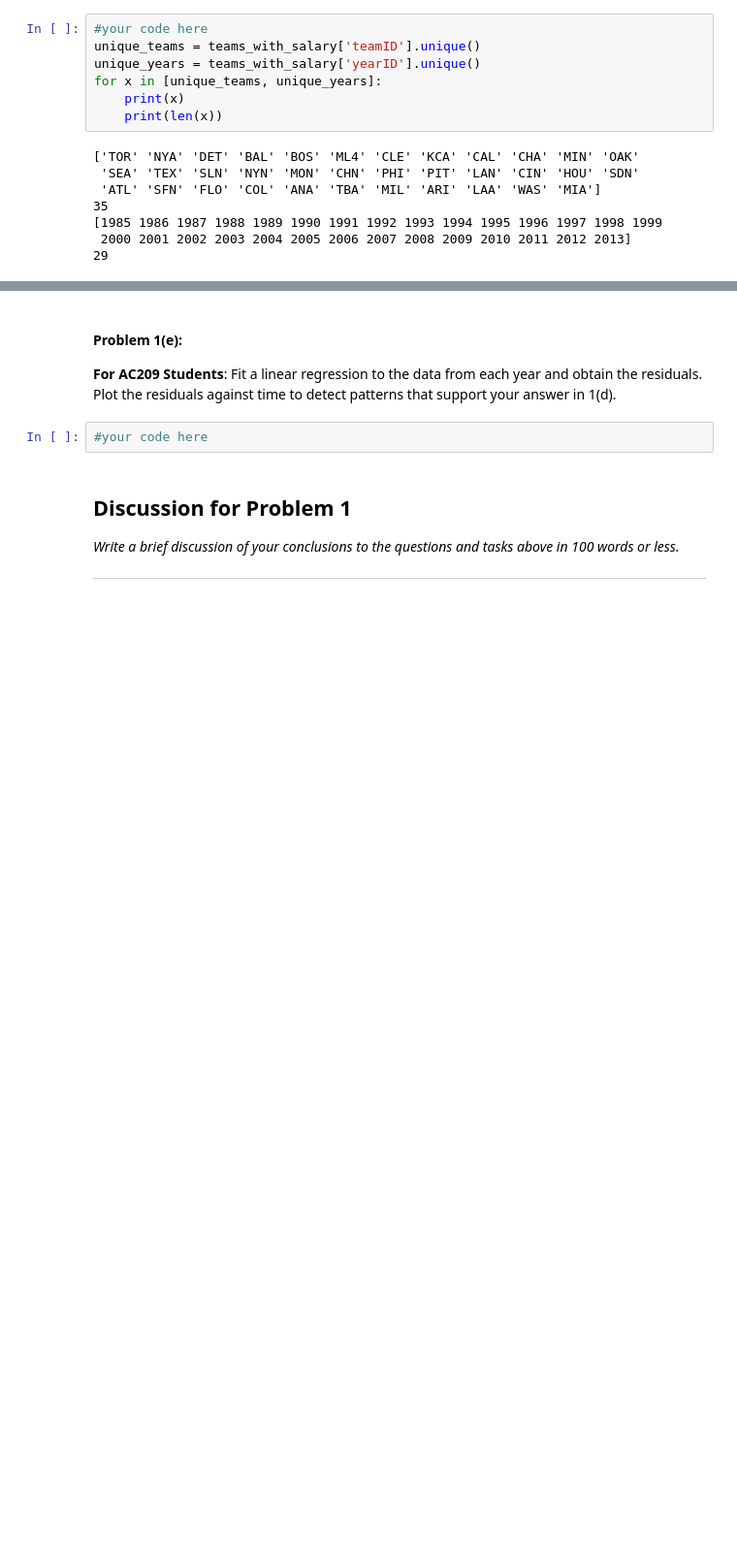
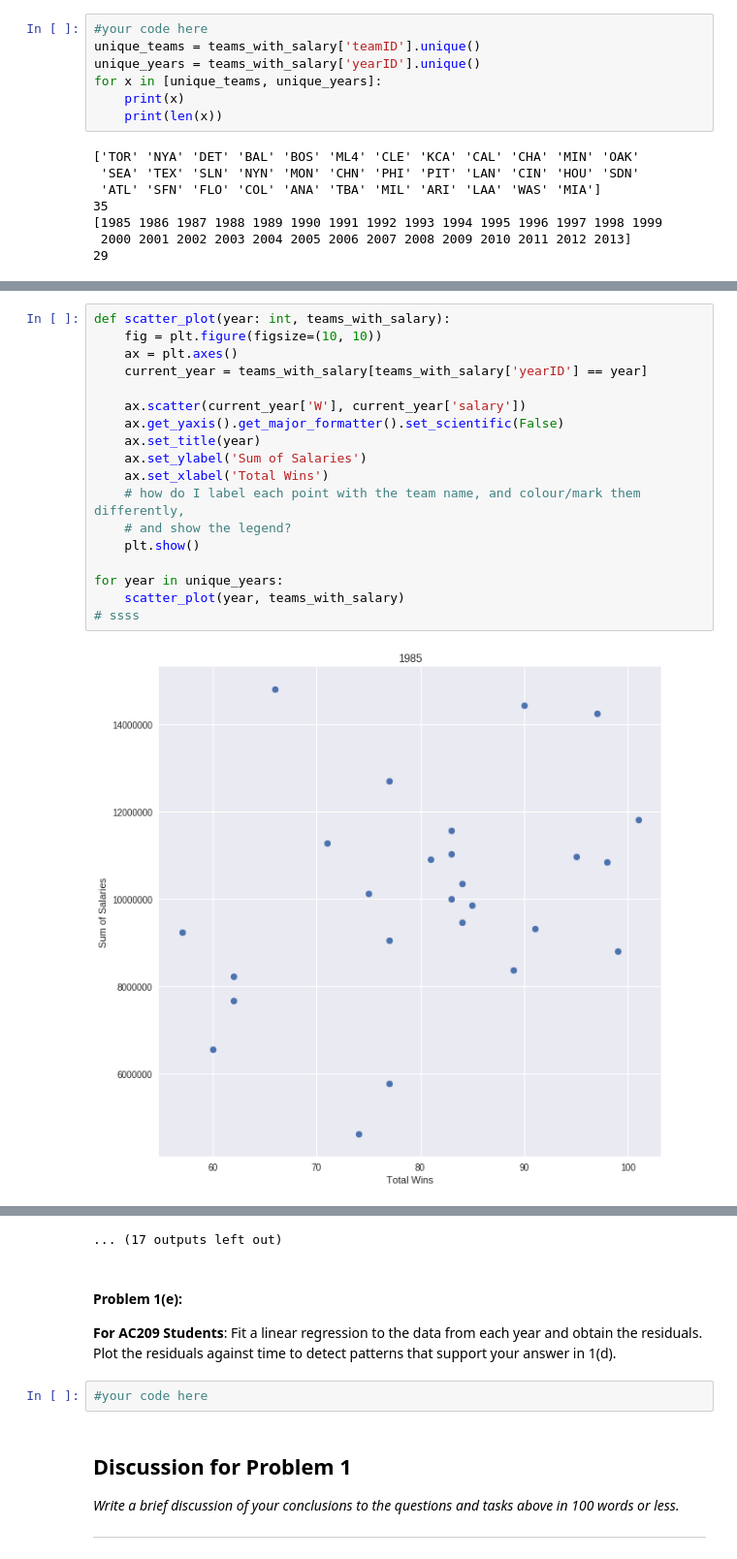
Before and after one commit to dndln/2014, a Jupyter notebook: homework/HW1 (copy).ipynb, the cells around one changed output, grey strips where cells are left out. Shown at 97% size. Cells and saved outputs as stored; diff of their text form; blank space fills up the shorter version.

```diff
--- a/homework/HW1 (copy).ipynb
+++ b/homework/HW1 (copy).ipynb
@@ -215,0 +242,20 @@ for x in [unique_teams, unique_years]:
+# %%
+def scatter_plot(year: int, teams_with_salary):
+    fig = plt.figure(figsize=(10, 10))
+    ax = plt.axes()
+    current_year = teams_with_salary[teams_with_salary['yearID'] == year]
+
+    ax.scatter(current_year['W'], current_year['salary'])
+    ax.get_yaxis().get_major_formatter().set_scientific(False)
+    ax.set_title(year)
+    ax.set_ylabel('Sum of Salaries')
+    ax.set_xlabel('Total Wins')
+    # how do I label each point with the team name, and colour/mark them differently,
+    # and show the legend?
+    plt.show()
+
+for year in unique_years:
+    scatter_plot(year, teams_with_salary)
+# ssss
+# %% [output]
+[figure, added]
@@ -216,3 +273,4 @@ for x in [unique_teams, unique_years]:
+... (17 outputs left out)
 # %% [markdown]
 #### Problem 1(e):
 
```
Also changed, not shown: parts of 21 cells of this notebook, 1 other file.
